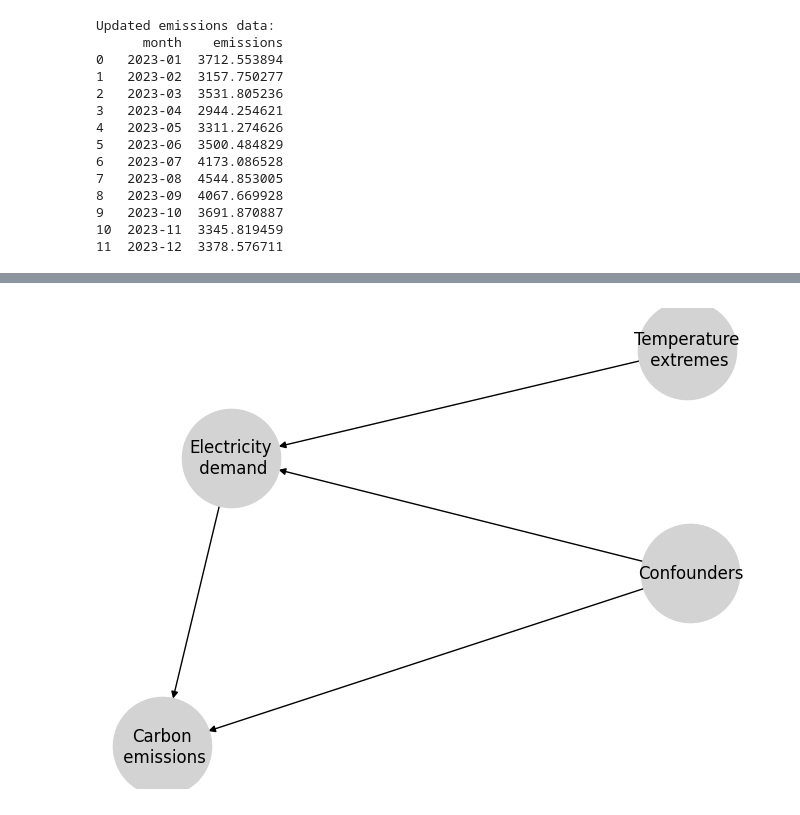
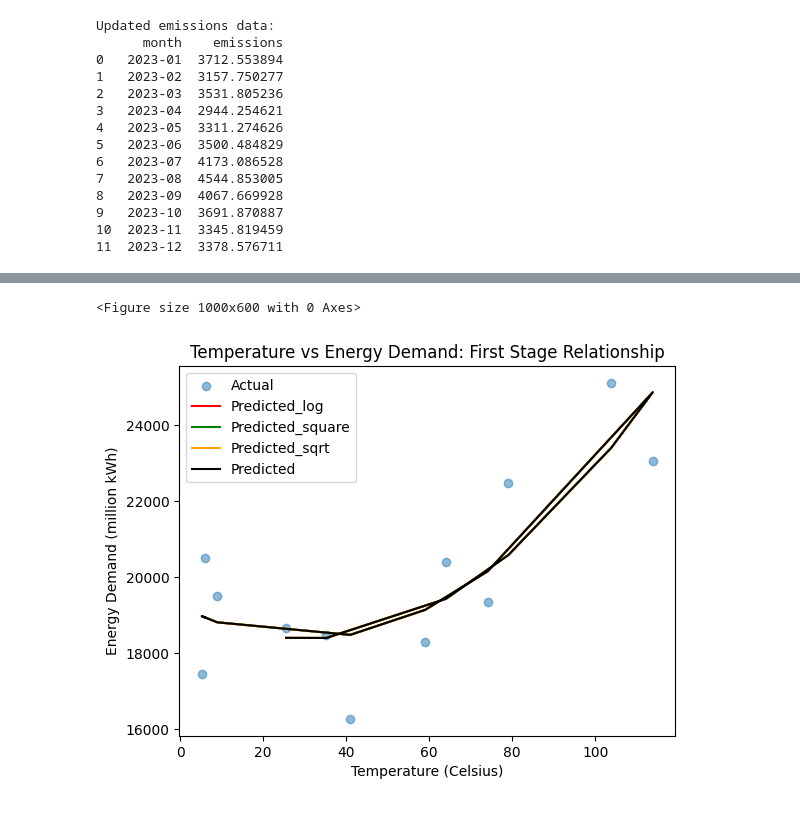
Before and after one commit to nlemoff/data102project, a Jupyter notebook: Checkpoint2_work.ipynb, the cells around one changed output, grey strips where cells are left out. Cells and saved outputs as stored; diff of their text form; code cells hidden in the pictures.

```diff
--- a/Checkpoint2_work.ipynb
+++ b/Checkpoint2_work.ipynb
@@ -270,22 +434,17 @@ Breusch-Pagan Test Results: (1.7468854626211274, 0.18626875264116619, 1.70376079
-# %%
-import networkx as nx
-import matplotlib.pyplot as plt
-
-# Create causal dag
-cg = nx.DiGraph()
-
-# Variable strings
-elde = 'Electricity\n demand'
-caem = 'Carbon\n emissions'
-temex = 'Temperature\n extremes'
-
-#confounders
-
-ecac = 'Economic\nActivity'
-enpo = 'Energy\npolicies'
-inim = 'Industrial\nimpact'
-
-cg.add_edges_from([(elde, caem), (temex, elde), ('Confounders',elde),('Confounders',caem)])
-nx.draw(cg, with_labels=True,node_size=5000, node_color='lightgray')
-# %% [output]
-[figure, removed]
+# %%
+# Plot actual vs predicted energy demand
+plt.figure(figsize=(10, 6))
+fig, ax = plt.subplots()
+ax.scatter(final_df['temperature'], final_df['energy_demand'], alpha=0.5, label='Actual')
+ax.plot(final_df['temperature'], final_df['energy_demand_predicted_log'], color='red', label='Predicted_log')
+ax.plot(final_df['temperature'], final_df['energy_demand_predicted_square'], color='green', label='Predicted_square')
+ax.plot(final_df['temperature'], final_df['energy_demand_predicted_sqrt'], color='orange', label='Predicted_sqrt')
+ax.plot(final_df['temperature'], final_df['energy_demand_predicted'], color='black', label='Predicted')
+plt.xlabel('Temperature (Celsius)')
+plt.ylabel('Energy Demand (million kWh)')
+plt.title('Temperature vs Energy Demand: First Stage Relationship')
+plt.legend()
+plt.show()
+# %% [output]
+<Figure size 1000x600 with 0 Axes>
+[figure, added]
```
Also changed, not shown: parts of 19 cells of this notebook.
